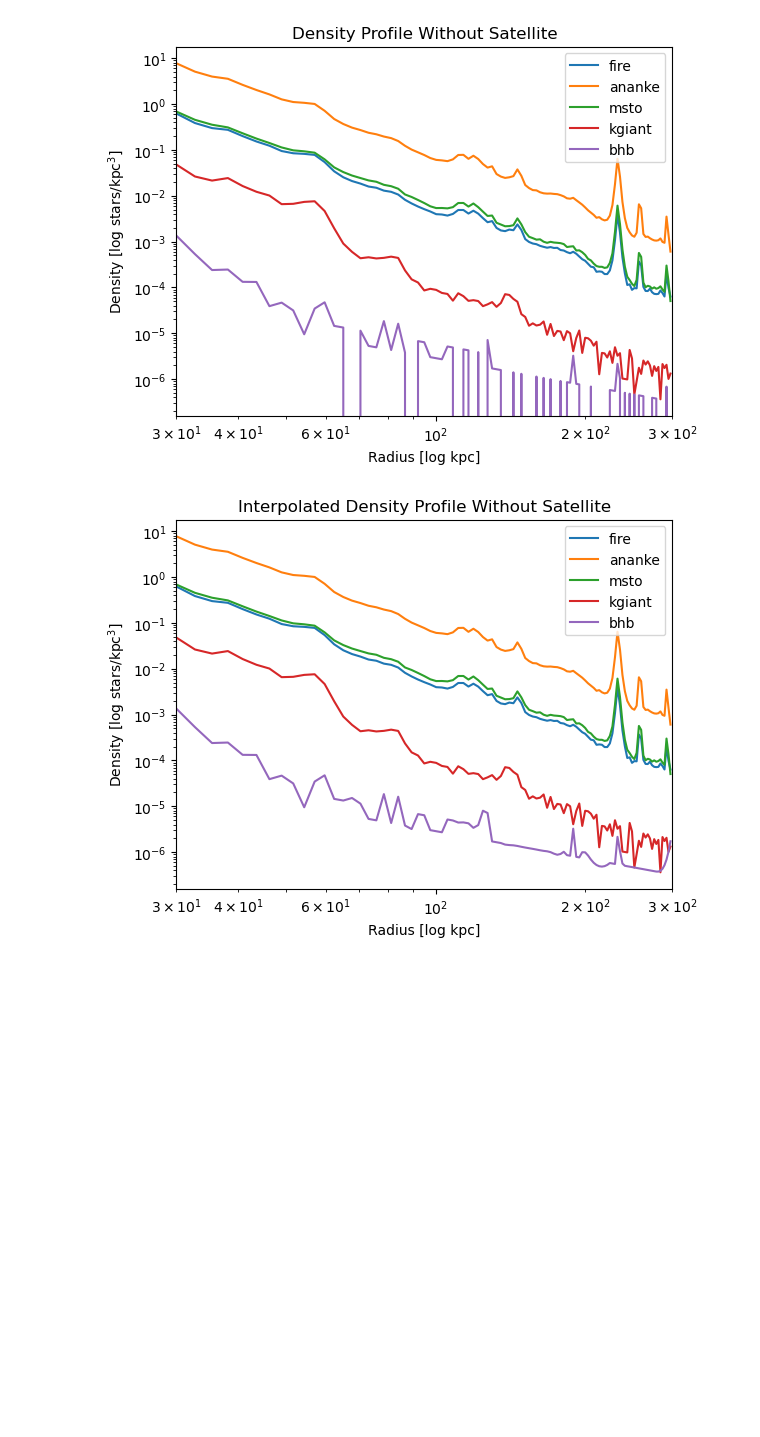
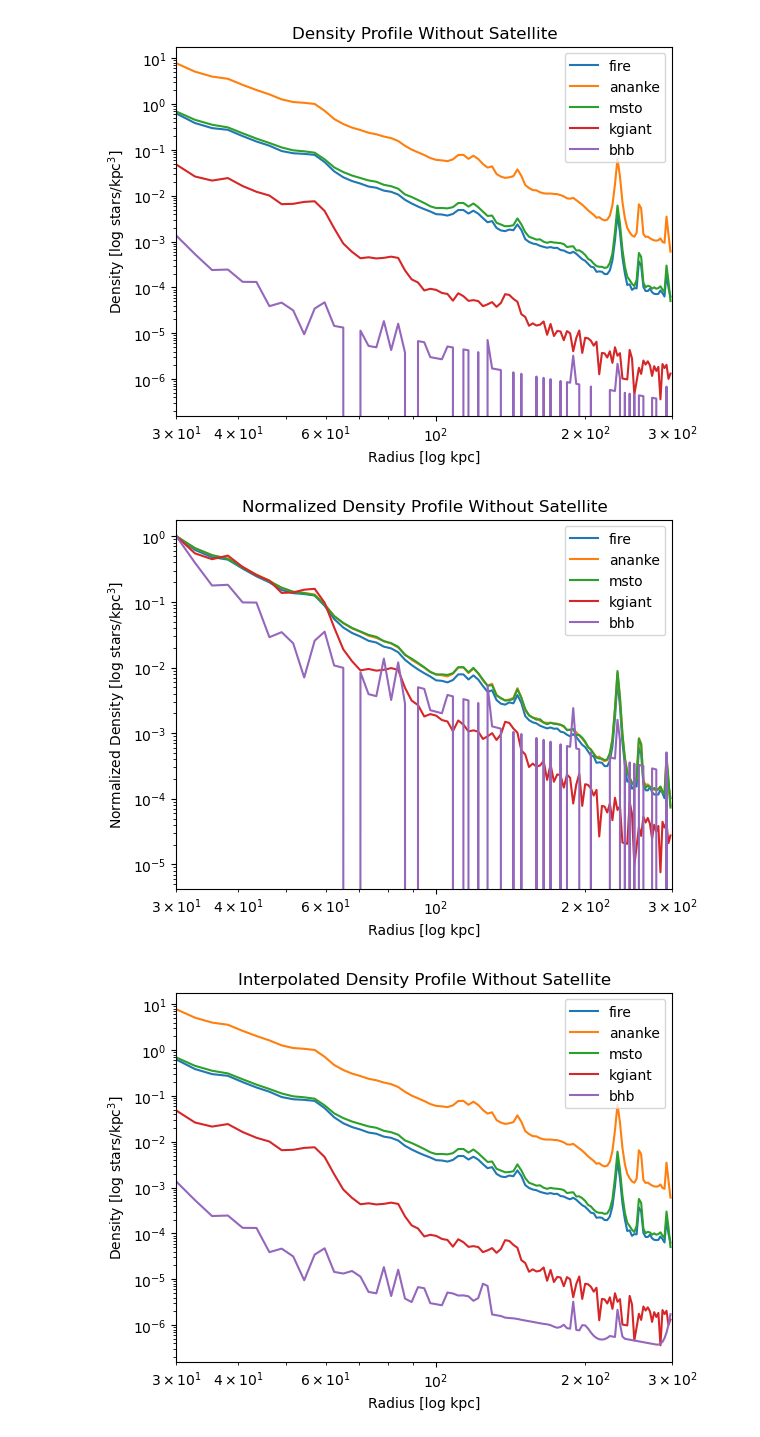
Before and after one commit to aeden2019/rubin_mw_mocks, a Jupyter notebook: src/analysis/Plots.ipynb, the cells around one changed output. Drawn from its saved outputs; the diff is of its cells as text; code cells hidden in the pictures; blank space fills up the shorter version.

```diff
--- a/src/analysis/Plots.ipynb
+++ b/src/analysis/Plots.ipynb
@@ -623,6 +668,29 @@ plt.title('Density Profile Without Satellite')
 plt.show()
 # %% [output]
 [figure]
+# %%
+# Normalize the original density data without satellite
+fireDensitySat_normalized = normalize_data(fireDensitySat)
+anankeDensitySat_normalized = normalize_data(anankeDensitySat)
+mstoDensitySat_normalized = normalize_data(mstoDensitySat)
+kgiantDensitySat_normalized = normalize_data(kgiantDensitySat)
+bhbDensitySat_normalized = normalize_data(bhbDensitySat)
+
+# Plot the density profile without satellite with normalized values
+fig, ax = plt.subplots()
+ax.loglog(fireEdgesSat[:-1], fireDensitySat_normalized, label='fire')
+ax.loglog(anankeEdgesSat[:-1], anankeDensitySat_normalized, label='ananke')
+ax.loglog(mstoEdgesSat[:-1], mstoDensitySat_normalized, label='msto')
+ax.loglog(kgiantEdgesSat[:-1], kgiantDensitySat_normalized, label='kgiant')
+ax.loglog(bhbEdgesSat[:-1], bhbDensitySat_normalized, label='bhb')
+ax.set_xlabel('Radius [log kpc]')
+ax.set_ylabel('Normalized Density [log stars/kpc$^3$]')
+ax.set_xlim(rmin, rmax)
+ax.legend()
+plt.title('Normalized Density Profile Without Satellite')
+plt.show()
+# %% [output]
+[figure, added]
 # %%
 # Apply interpolation to each dataset
 fire_x_interp_sat, fire_y_interp_sat = interpolate_density(fireEdgesSat[:-1], fireDensitySat)
```
Also changed, not shown: parts of 26 cells of this notebook.
